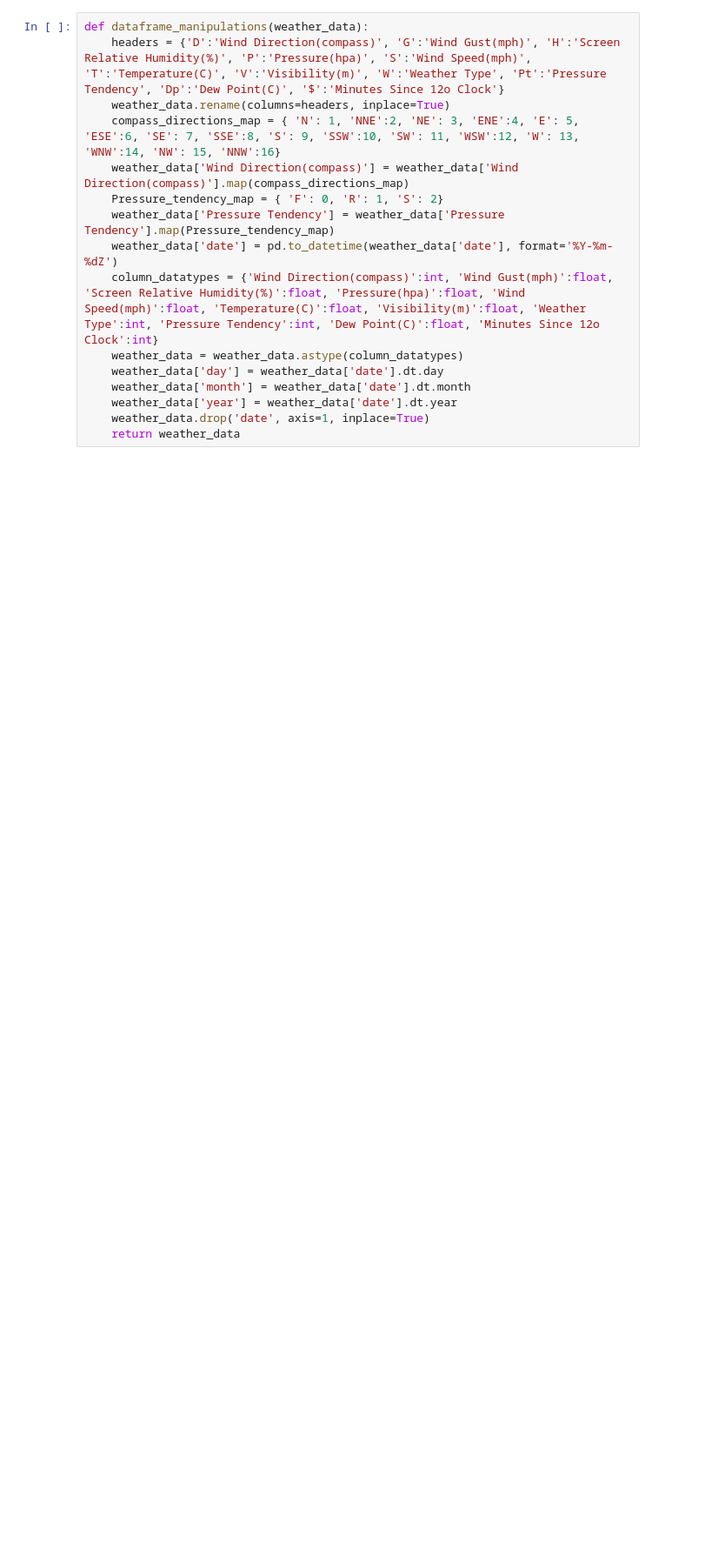
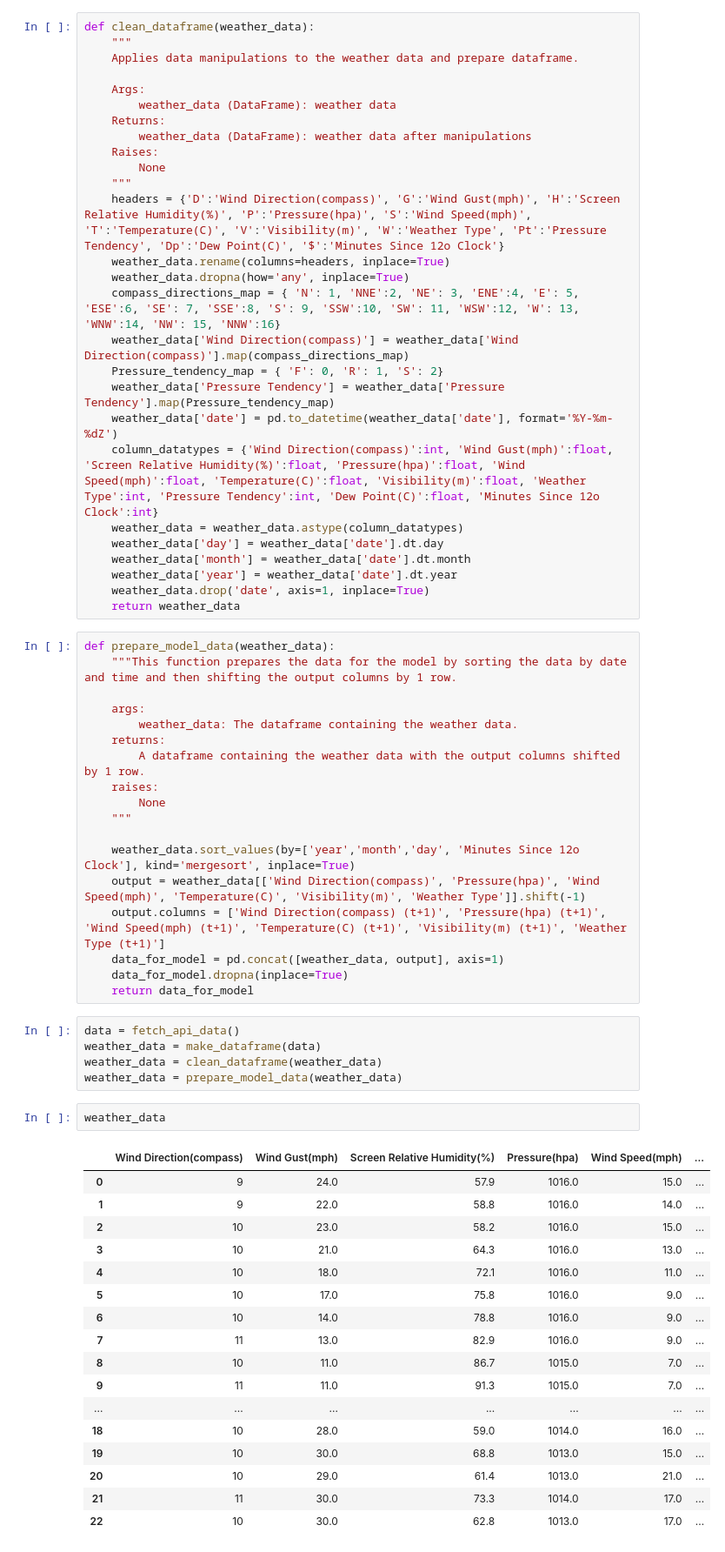
Before and after one commit to jayasooryantm/weather-prediction, a Jupyter notebook: Version 1.ipynb, the cells around one changed output. Shown at 87% size. Saved outputs shown, nothing was run; the diff lists cells and outputs as text; blank space fills up the shorter version.

```diff
--- a/Version 1.ipynb
+++ b/Version 1.ipynb
@@ -26,9 +60,20 @@ def make_dataframe(data):
         weather_data = pd.concat([weather_data, df], ignore_index=True)
     return weather_data
 # %%
-def dataframe_manipulations(weather_data):
+def clean_dataframe(weather_data):
+    """
+    Applies data manipulations to the weather data and prepare dataframe.
+
+    Args:
+        weather_data (DataFrame): weather data
+    Returns:
+        weather_data (DataFrame): weather data after manipulations
+    Raises:
+        None
+    """
     headers = {'D':'Wind Direction(compass)', 'G':'Wind Gust(mph)', 'H':'Screen Relative Humidity(%)', 'P':'Pressure(hpa)', 'S':'Wind Speed(mph)', 'T':'Temperature(C)', 'V':'Visibility(m)', 'W':'Weather Type', 'Pt':'Pressure Tendency', 'Dp':'Dew Point(C)', '$':'Minutes Since 12o Clock'}
     weather_data.rename(columns=headers, inplace=True)
+    weather_data.dropna(how='any', inplace=True)
     compass_directions_map = { 'N': 1, 'NNE':2, 'NE': 3, 'ENE':4, 'E': 5, 'ESE':6, 'SE': 7, 'SSE':8, 'S': 9, 'SSW':10, 'SW': 11, 'WSW':12, 'W': 13, 'WNW':14, 'NW': 15, 'NNW':16}
     weather_data['Wind Direction(compass)'] = weather_data['Wind Direction(compass)'].map(compass_directions_map)
     Pressure_tendency_map = { 'F': 0, 'R': 1, 'S': 2}
@@ -41,3 +86,46 @@ def dataframe_manipulations(weather_data):
     weather_data['year'] = weather_data['date'].dt.year
     weather_data.drop('date', axis=1, inplace=True)
     return weather_data
+# %%
+def prepare_model_data(weather_data):
+    """This function prepares the data for the model by sorting the data by date and time and then shifting the output columns by 1 row.
+
+    args:
+        weather_data: The dataframe containing the weather data.
+    returns:
+        A dataframe containing the weather data with the output columns shifted by 1 row.
+    raises:
+        None
+    """
+
+    weather_data.sort_values(by=['year','month','day', 'Minutes Since 12o Clock'], kind='mergesort', inplace=True)
+    output = weather_data[['Wind Direction(compass)', 'Pressure(hpa)', 'Wind Speed(mph)', 'Temperature(C)', 'Visibility(m)', 'Weather Type']].shift(-1)
+    output.columns = ['Wind Direction(compass) (t+1)', 'Pressure(hpa) (t+1)', 'Wind Speed(mph) (t+1)', 'Temperature(C) (t+1)', 'Visibility(m) (t+1)', 'Weather Type (t+1)']
+    data_for_model = pd.concat([weather_data, output], axis=1)
+    data_for_model.dropna(inplace=True)
+    return data_for_model
+# %%
+data = fetch_api_data()
+weather_data = make_dataframe(data)
+weather_data = clean_dataframe(weather_data)
+weather_data = prepare_model_data(weather_data)
+# %%
+weather_data
+# %% [output]
+|  | Wind Direction(compass) | Wind Gust(mph) | Screen Relative Humidity(%) | Pressure(hpa) | Wind Speed(mph) | ... |
+| 0 | 9 | 24.0 | 57.9 | 1016.0 | 15.0 | ... |
+| 1 | 9 | 22.0 | 58.8 | 1016.0 | 14.0 | ... |
+| 2 | 10 | 23.0 | 58.2 | 1016.0 | 15.0 | ... |
+| 3 | 10 | 21.0 | 64.3 | 1016.0 | 13.0 | ... |
+| 4 | 10 | 18.0 | 72.1 | 1016.0 | 11.0 | ... |
+| 5 | 10 | 17.0 | 75.8 | 1016.0 | 9.0 | ... |
+| 6 | 10 | 14.0 | 78.8 | 1016.0 | 9.0 | ... |
+| 7 | 11 | 13.0 | 82.9 | 1016.0 | 9.0 | ... |
+| 8 | 10 | 11.0 | 86.7 | 1015.0 | 7.0 | ... |
+| 9 | 11 | 11.0 | 91.3 | 1015.0 | 7.0 | ... |
+| ... | ... | ... | ... | ... | ... | ... |
+| 18 | 10 | 28.0 | 59.0 | 1014.0 | 16.0 | ... |
+| 19 | 10 | 30.0 | 68.8 | 1013.0 | 15.0 | ... |
+| 20 | 10 | 29.0 | 61.4 | 1013.0 | 21.0 | ... |
+| 21 | 11 | 30.0 | 73.3 | 1014.0 | 17.0 | ... |
+| 22 | 10 | 30.0 | 62.8 | 1013.0 | 17.0 | ... |
```
Also changed, not shown: parts of 11 cells of this notebook.
